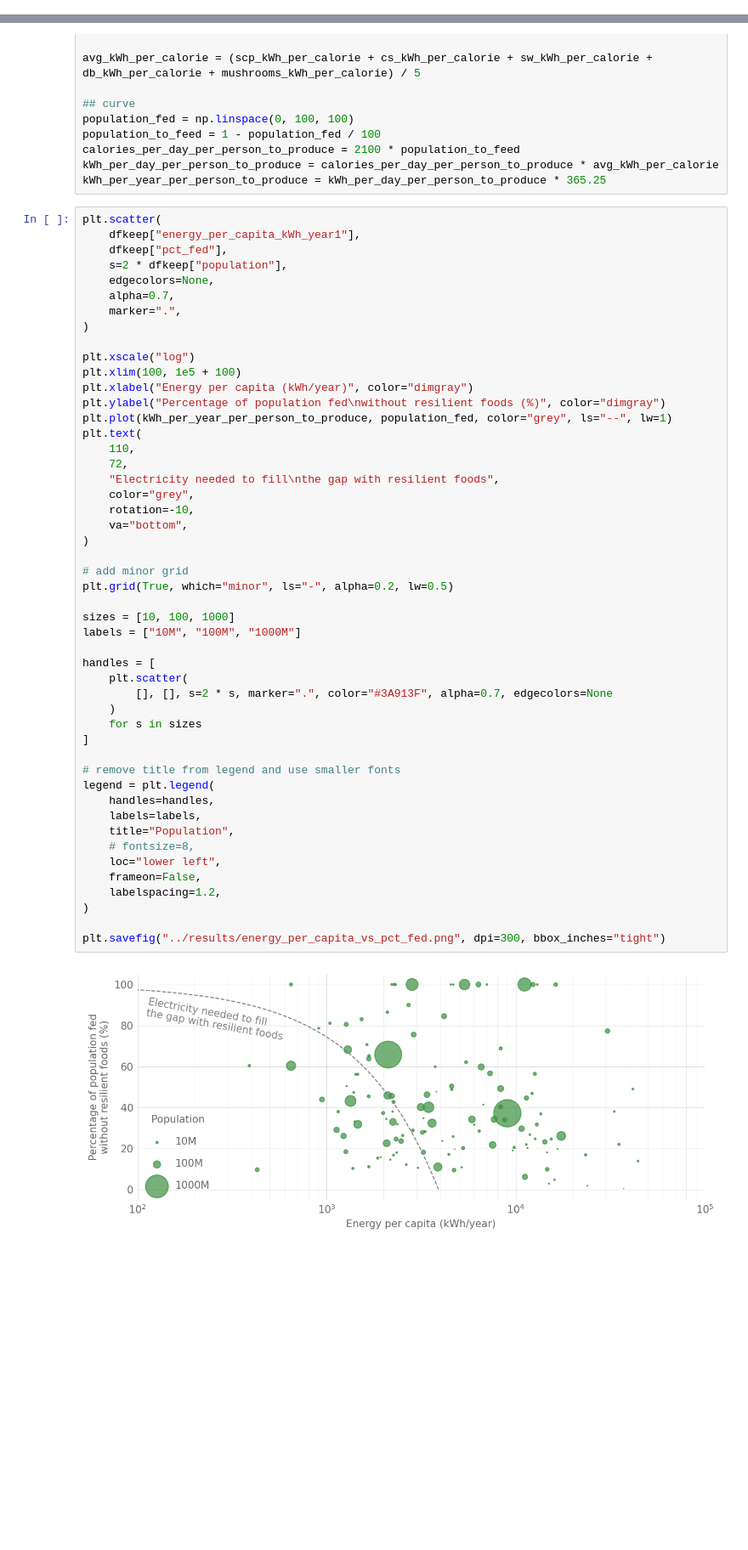
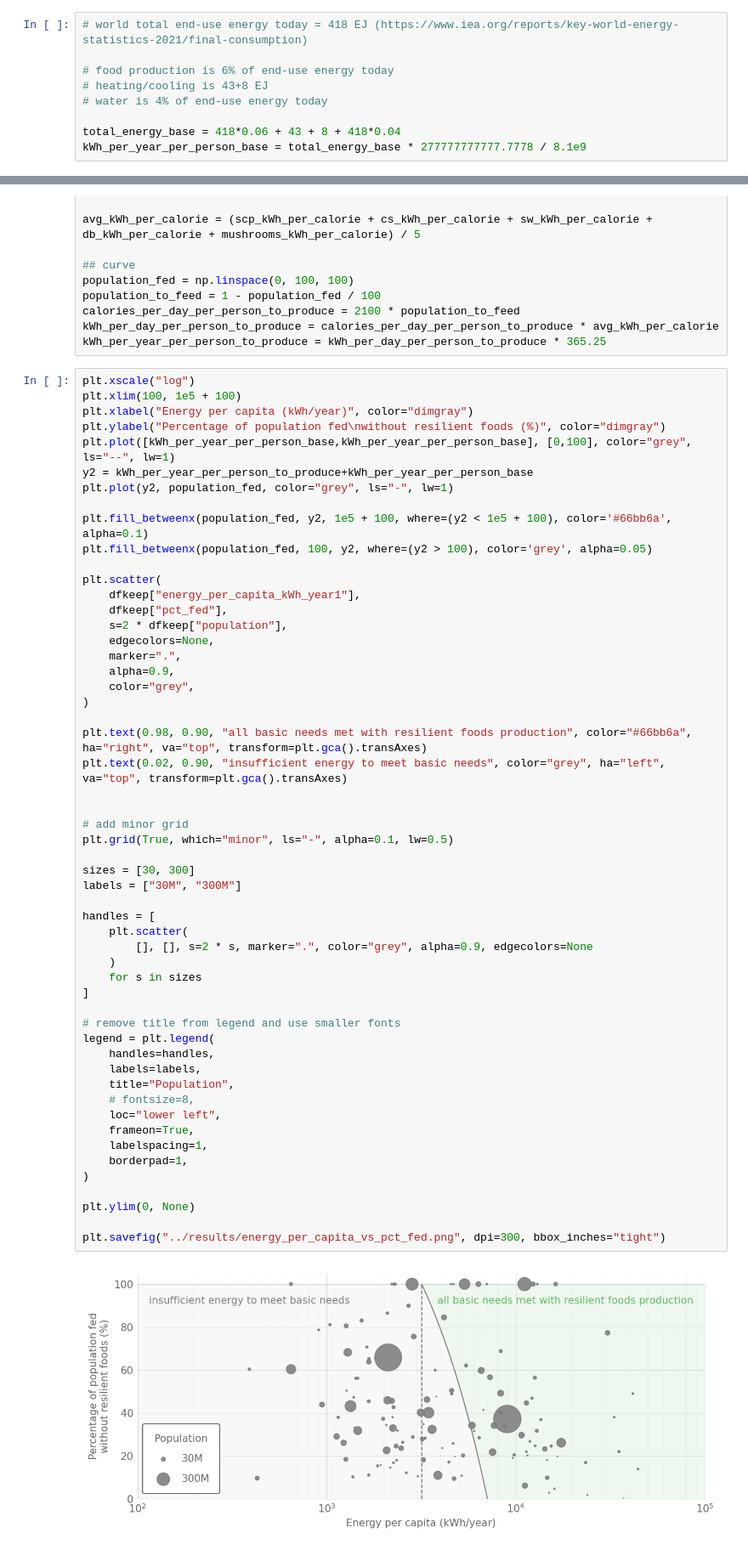
Before and after one commit to allfed/Renewables-Nuclear-Winter, a Jupyter notebook: scripts/Available-energy.ipynb, the cells around one changed output, grey strips where cells are left out. Shown at 85% size. Drawn from its saved outputs; the diff is of its cells as text; blank space fills up the shorter version.

Commit message:
new figure 6

```diff
--- a/scripts/Available-energy.ipynb
+++ b/scripts/Available-energy.ipynb
@@ -157,6 +157,15 @@ for handle, label in zip(legend.legendHandles, legend.get_texts()):
 [figure]
 # %%
 dfkeep["sizes"] = np.sqrt(df["population"] * 1000)
+# %%
+# world total end-use energy today = 418 EJ (https://www.iea.org/reports/key-world-energy-statistics-2021/final-consumption)
+
+# food production is 6% of end-use energy today
+# heating/cooling is 43+8 EJ
+# water is 4% of end-use energy today
+
+total_energy_base = 418*0.06 + 43 + 8 + 418*0.04
+kWh_per_year_per_person_base = total_energy_base * 277777777777.7778 / 8.1e9
 # %%
 ## methane SCP
 # 22 MJ/kg
@@ -188,53 +197,58 @@ calories_per_day_per_person_to_produce = 2100 * population_to_feed
 kWh_per_day_per_person_to_produce = calories_per_day_per_person_to_produce * avg_kWh_per_calorie
 kWh_per_year_per_person_to_produce = kWh_per_day_per_person_to_produce * 365.25
 # %%
+plt.xscale("log")
+plt.xlim(100, 1e5 + 100)
+plt.xlabel("Energy per capita (kWh/year)", color="dimgray")
+plt.ylabel("Percentage of population fed\nwithout resilient foods (%)", color="dimgray")
+plt.plot([kWh_per_year_per_person_base,kWh_per_year_per_person_base], [0,100], color="grey", ls="--", lw=1)
+y2 = kWh_per_year_per_person_to_produce+kWh_per_year_per_person_base
+plt.plot(y2, population_fed, color="grey", ls="-", lw=1)
+
+plt.fill_betweenx(population_fed, y2, 1e5 + 100, where=(y2 < 1e5 + 100), color='#66bb6a', alpha=0.1)
+plt.fill_betweenx(population_fed, 100, y2, where=(y2 > 100), color='grey', alpha=0.05)
+
 plt.scatter(
     dfkeep["energy_per_capita_kWh_year1"],
     dfkeep["pct_fed"],
     s=2 * dfkeep["population"],
     edgecolors=None,
-    alpha=0.7,
     marker=".",
+    alpha=0.9,
+    color="grey",
 )
 
-plt.xscale("log")
-plt.xlim(100, 1e5 + 100)
-plt.xlabel("Energy per capita (kWh/year)", color="dimgray")
-plt.ylabel("Percentage of population fed\nwithout resilient foods (%)", color="dimgray")
-plt.plot(kWh_per_year_per_person_to_produce, population_fed, color="grey", ls="--", lw=1)
-plt.text(
-    110,
-    72,
-    "Electricity needed to fill\nthe gap with resilient foods",
-    color="grey",
-    rotation=-10,
-    va="bottom",
-)
+plt.text(0.98, 0.90, "all basic needs met with resilient foods production", color="#66bb6a", ha="right", va="top", transform=plt.gca().transAxes)
+plt.text(0.02, 0.90, "insufficient energy to meet basic needs", color="grey", ha="left", va="top", transform=plt.gca().transAxes)
+
 
 # add minor grid
-plt.grid(True, which="minor", ls="-", alpha=0.2, lw=0.5)
+plt.grid(True, which="minor", ls="-", alpha=0.1, lw=0.5)
 
-sizes = [10, 100, 1000]
-labels = ["10M", "100M", "1000M"]
+sizes = [30, 300]
+labels = ["30M", "300M"]
 
 handles = [
     plt.scatter(
-        [], [], s=2 * s, marker=".", color="#3A913F", alpha=0.7, edgecolors=None
+        [], [], s=2 * s, marker=".", color="grey", alpha=0.9, edgecolors=None
     )
     for s in sizes
 ]
 
 # remove title from legend and use smaller fonts
 legend = plt.legend(
     handles=handles,
     labels=labels,
     title="Population",
     # fontsize=8,
     loc="lower left",
-    frameon=False,
-    labelspacing=1.2,
+    frameon=True,
+    labelspacing=1,
+    borderpad=1,
 )
 
+plt.ylim(0, None)
+
 plt.savefig("../results/energy_per_capita_vs_pct_fed.png", dpi=300, bbox_inches="tight")
 # %% [output]
-[figure, old version]
+[figure, new version]
```
Also changed, not shown: 2 other files.
